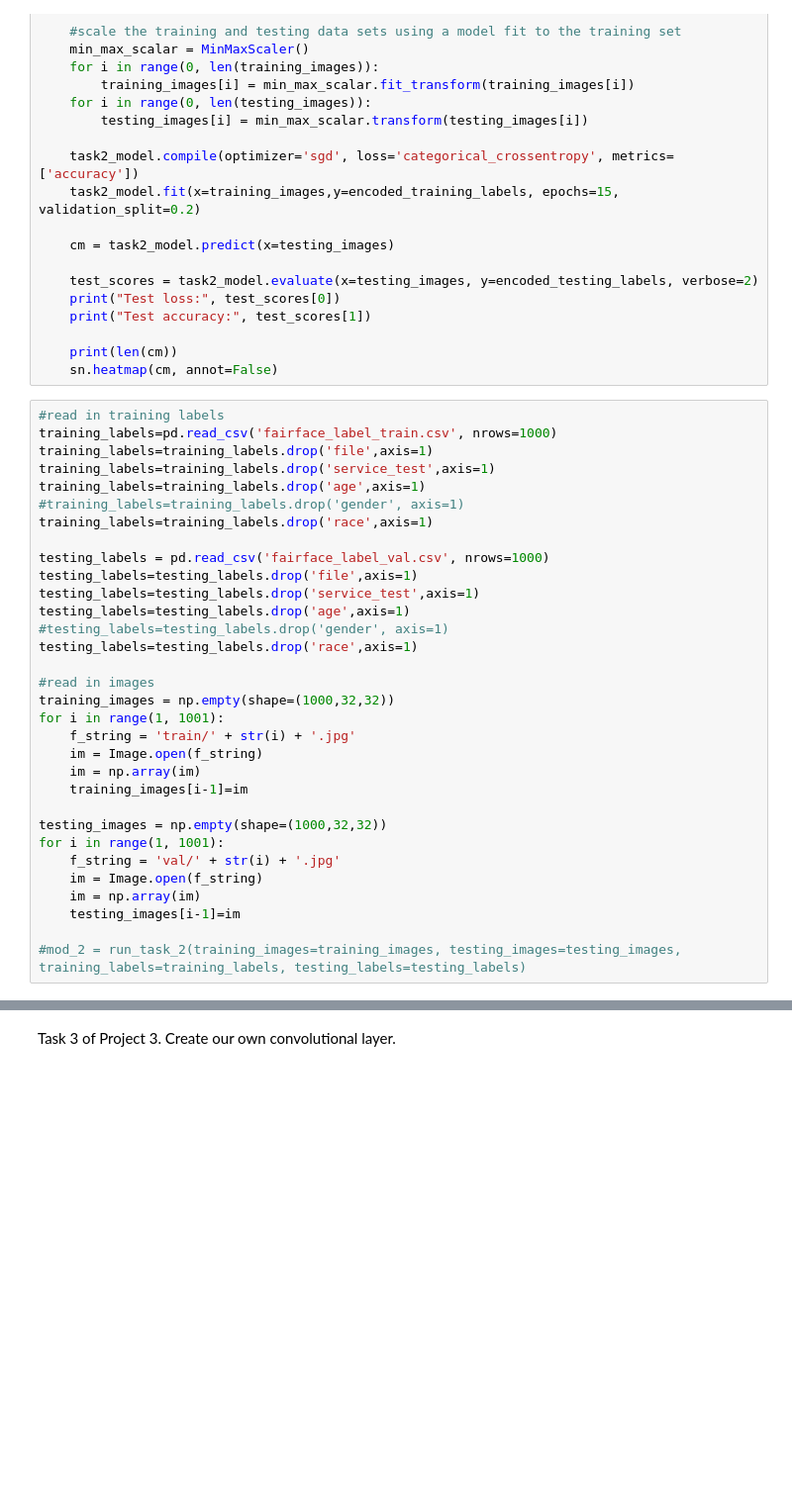
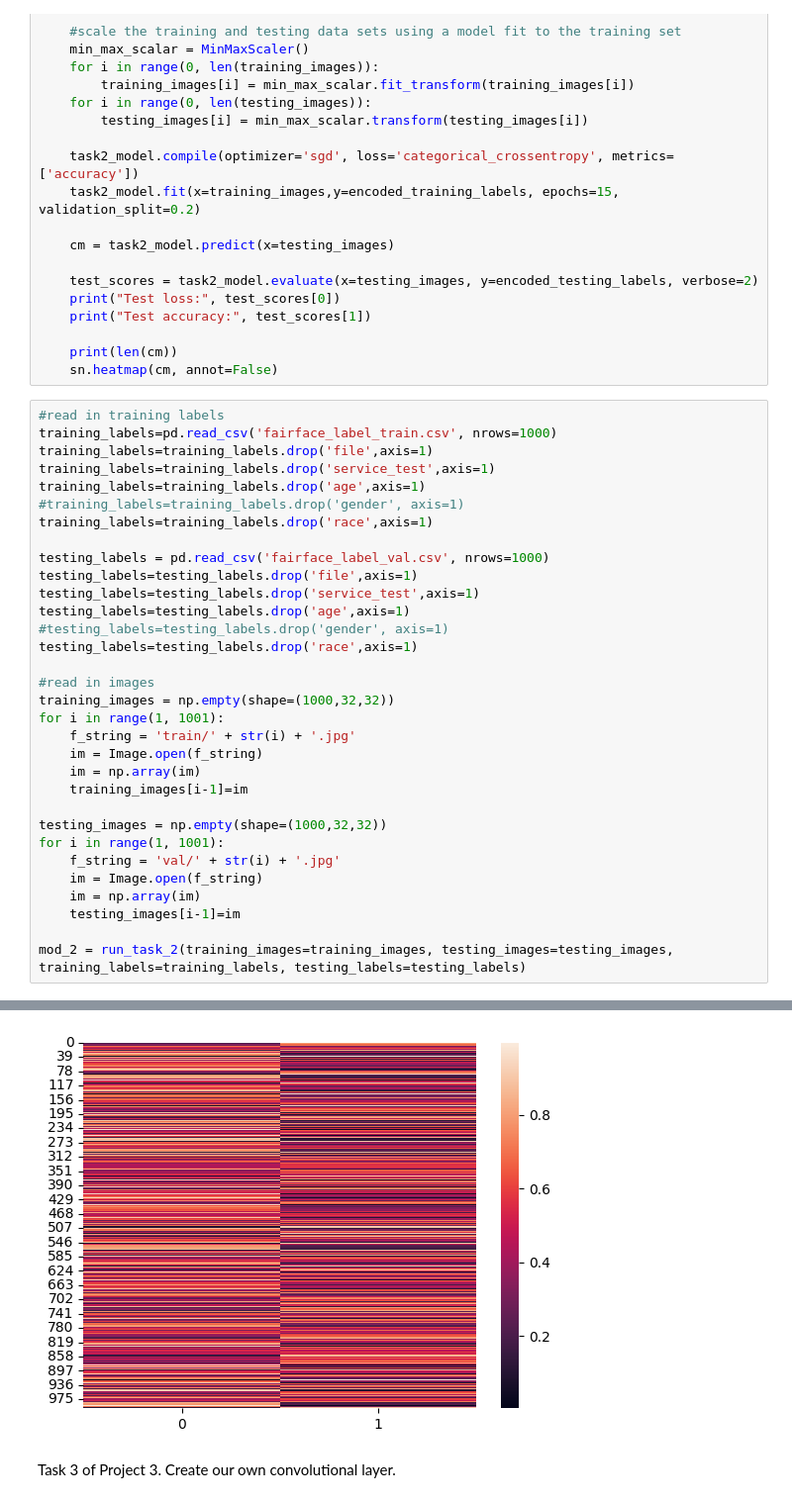
Before and after one commit to wcparham1/CS424-525-Deep-learning, a Jupyter notebook: Lab_3/Project_3.ipynb, the cells around one changed output, grey strips where cells are left out. Shown at 99% size. Drawn from its saved outputs; the diff is of its cells as text; blank space fills up the shorter version.

```diff
--- a/Lab_3/Project_3.ipynb
+++ b/Lab_3/Project_3.ipynb
@@ -171,4 +171,5 @@ for i in range(1, 1001):
     im = np.array(im)
     testing_images[i-1]=im
 
-#mod_2 = run_task_2(training_images=training_images, testing_images=testing_images, training_labels=training_labels, testing_labels=testing_labels)
+mod_2 = run_task_2(training_images=training_images, testing_images=testing_images, training_labels=training_labels, testing_labels=testing_labels)
+# %% [output]
@@ -175,3 +193,4 @@ for i in range(1, 1001):
+[figure, added]
 # %% [markdown]
 Task 3 of Project 3.  Create our own convolutional layer.
 # %%
```
Also changed, not shown: parts of 7 cells of this notebook.
